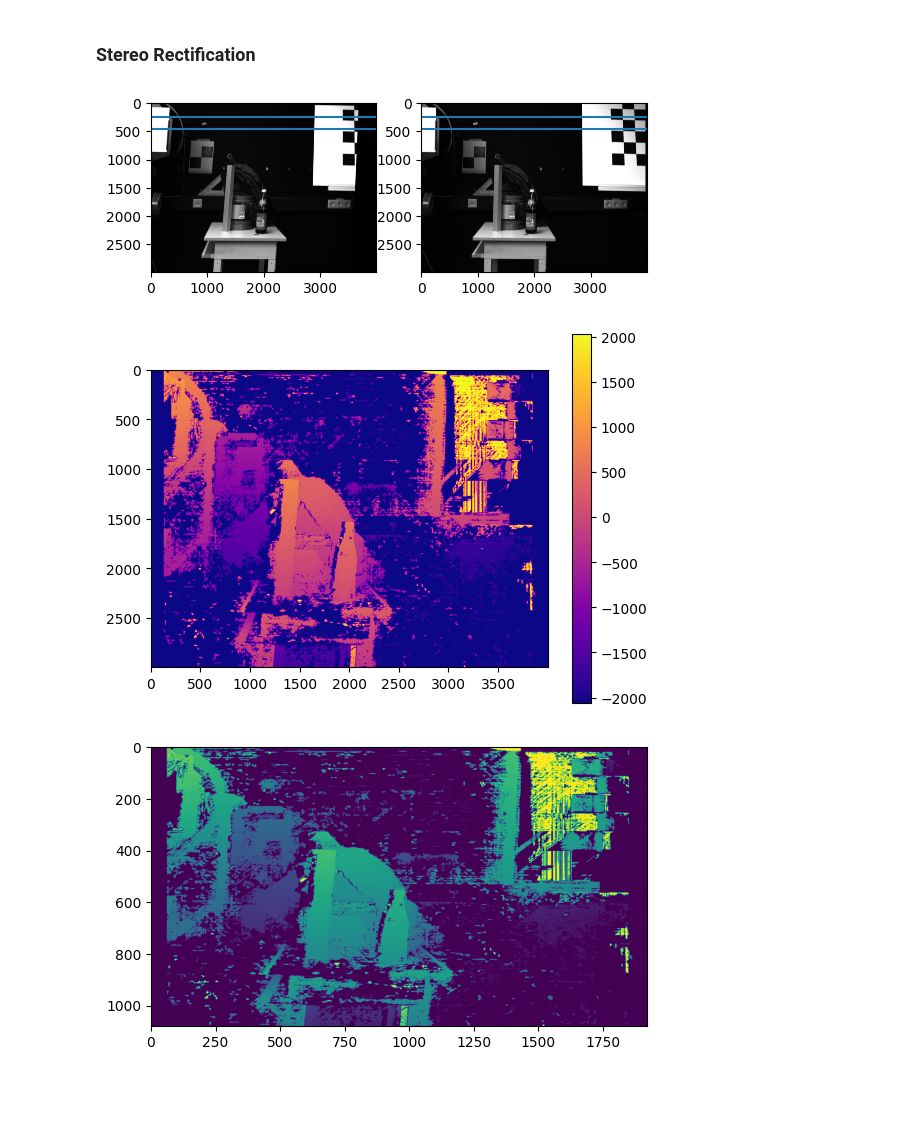
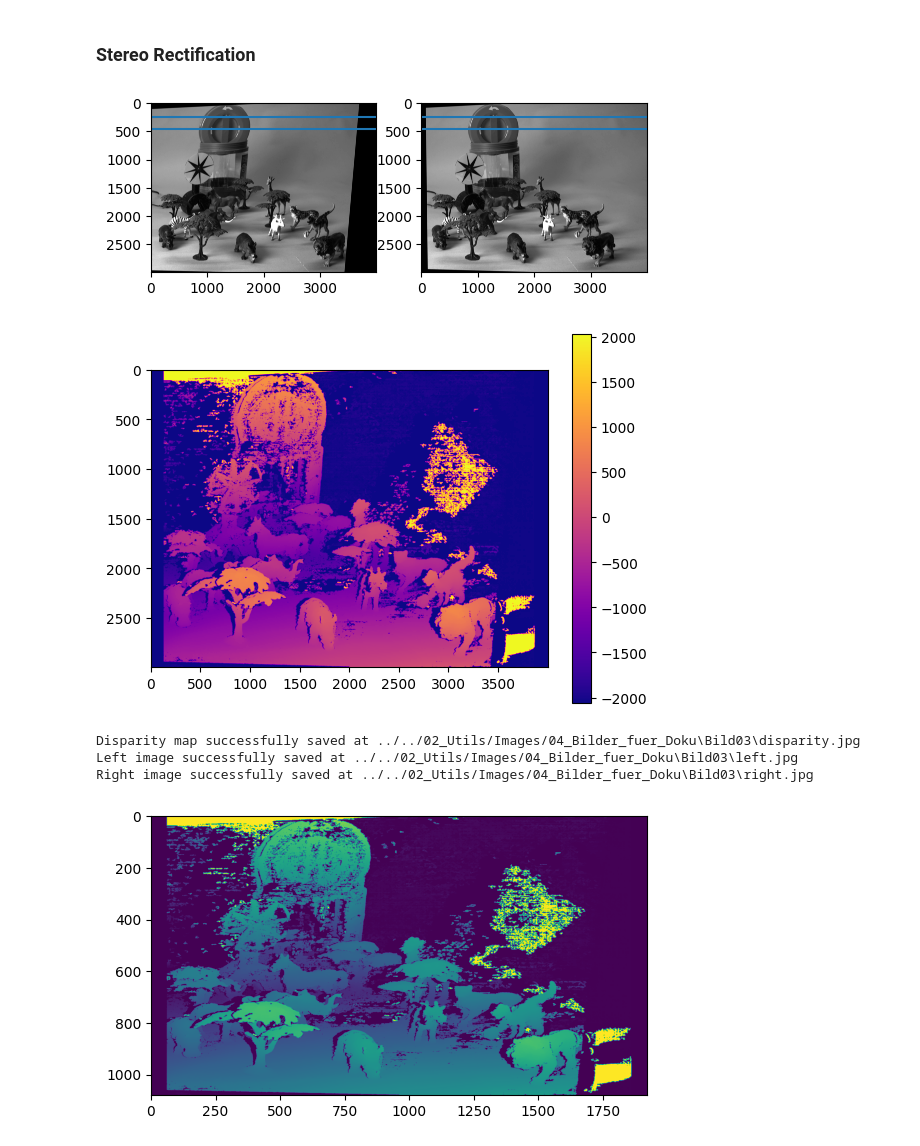
Before and after one commit to IsaacAppleLover/AKAT-3D-Analyzator, a Jupyter notebook: 05_Depth_Map/04_Versuch_04/Depth_V4.ipynb, the cells around one changed output. Saved outputs shown, nothing was run; the diff lists cells and outputs as text; code cells hidden in the pictures; blank space fills up the shorter version.

```diff
--- a/05_Depth_Map/04_Versuch_04/Depth_V4.ipynb
+++ b/05_Depth_Map/04_Versuch_04/Depth_V4.ipynb
@@ -19,7 +20,14 @@ def resize_to_full_hd(image):
 def save_disparity_map(disparity, save_path):
     disparity_normalized = cv.normalize(disparity, None, alpha=255, beta=0, norm_type=cv.NORM_MINMAX)
     disparity_normalized = np.uint8(disparity_normalized)
-    cv.imwrite(save_path, disparity_normalized)
+
+    # Speichern des Bildes
+    success = cv.imwrite(save_path, disparity_normalized)
+    # Debugging: Überprüfen, ob das Speichern erfolgreich war
+    if success:
+        print(f"Disparity map successfully saved at {save_path}")
+    else:
+        print(f"Failed to save the disparity map at {save_path}")
 # %% [markdown]
 ### Draw Epilines
 # %%
@@ -41,8 +49,8 @@ def drawlines(img1src, img2src, lines, pts1src, pts2src):
 # %% [markdown]
 ### Import Images
 # %%
-imgLeft = cv.imread('../../02_Utils/Images/LINKS_V3.png', cv.IMREAD_GRAYSCALE)
-imgRight = cv.imread('../../02_Utils/Images/RECHTS_V3.png', cv.IMREAD_GRAYSCALE)
+imgLeft = cv.imread('../../02_Utils/Images/02_Chessboard/01_links/schachbrett_links03.png', cv.IMREAD_GRAYSCALE)
+imgRight = cv.imread('../../02_Utils/Images/02_Chessboard/02_rechts/schachbrett_rechts03.png', cv.IMREAD_GRAYSCALE)
 
 if imgLeft is None:
     raise FileNotFoundError(f"Image not found: imgLeft")
@@ -180,37 +188,62 @@ axes[0].axhline(450)
 axes[1].axhline(450)
 plt.show()
 # %% [output]
-[figure, old version]
+[figure, new version]
 # %%
 # Calculate disparity map
 block_size = 11
 min_disp = -128
 max_disp = 128
 num_disp = max_disp - min_disp
 stereo = cv.StereoSGBM_create(
     minDisparity=min_disp,
     numDisparities=num_disp,
     blockSize=block_size,
     uniquenessRatio=5,
     speckleWindowSize=200,
     speckleRange=2,
     disp12MaxDiff=0,
     P1=8 * 1 * block_size * block_size,
     P2=32 * 1 * block_size * block_size,
 )
 disparity_SGBM = stereo.compute(imgLeft_rectified, imgRight_rectified)
 
 plt.imshow(disparity_SGBM, cmap='plasma')
 plt.colorbar()
 plt.show()
 
 disparity_SGBM = cv.normalize(disparity_SGBM, disparity_SGBM, alpha=255, beta=0, norm_type=cv.NORM_MINMAX)
 disparity_SGBM = np.uint8(disparity_SGBM)
 disparity_SGBM = resize_to_full_hd(disparity_SGBM)
 plt.imshow(disparity_SGBM)
 
-save_path = 'Utils/Images/Disparity_SGBM_2.png'
-save_disparity_map(disparity_SGBM, save_path)
+save_path = f'../../02_Utils/Images/04_Bilder_fuer_Doku'
+ordner = "Bild04"
+
+new_folder_path = os.path.join(save_path, ordner)
+
+os.makedirs(new_folder_path, exist_ok=True)
+
+disparity_save_path = os.path.join(new_folder_path, 'disparity.jpg')
+save_disparity_map(disparity_SGBM, disparity_save_path)
+
+imgLeft_save_path = os.path.join(new_folder_path, 'left.jpg')
+imgRight_save_path = os.path.join(new_folder_path, 'right.jpg')
+
+success_left = cv.imwrite(imgLeft_save_path, imgLeft)
+if success_left:
+    print(f"Left image successfully saved at {imgLeft_save_path}")
+else:
+    print(f"Failed to save the left image at {imgLeft_save_path}")
+
+success_right = cv.imwrite(imgRight_save_path, imgRight)
+if success_right:
+    print(f"Right image successfully saved at {imgRight_save_path}")
+else:
+    print(f"Failed to save the right image at {imgRight_save_path}")
 # %% [output]
-[figure, old version]
+[figure, new version]
+Disparity map successfully saved at ../../02_Utils/Images/04_Bilder_fuer_Doku\Bild03\disparity.jpg
+Left image successfully saved at ../../02_Utils/Images/04_Bilder_fuer_Doku\Bild03\left.jpg
+Right image successfully saved at ../../02_Utils/Images/04_Bilder_fuer_Doku\Bild03\right.jpg
-[figure, old version]
+[figure, new version]
```
Also changed, not shown: parts of 6 cells of this notebook, 19 other files.
